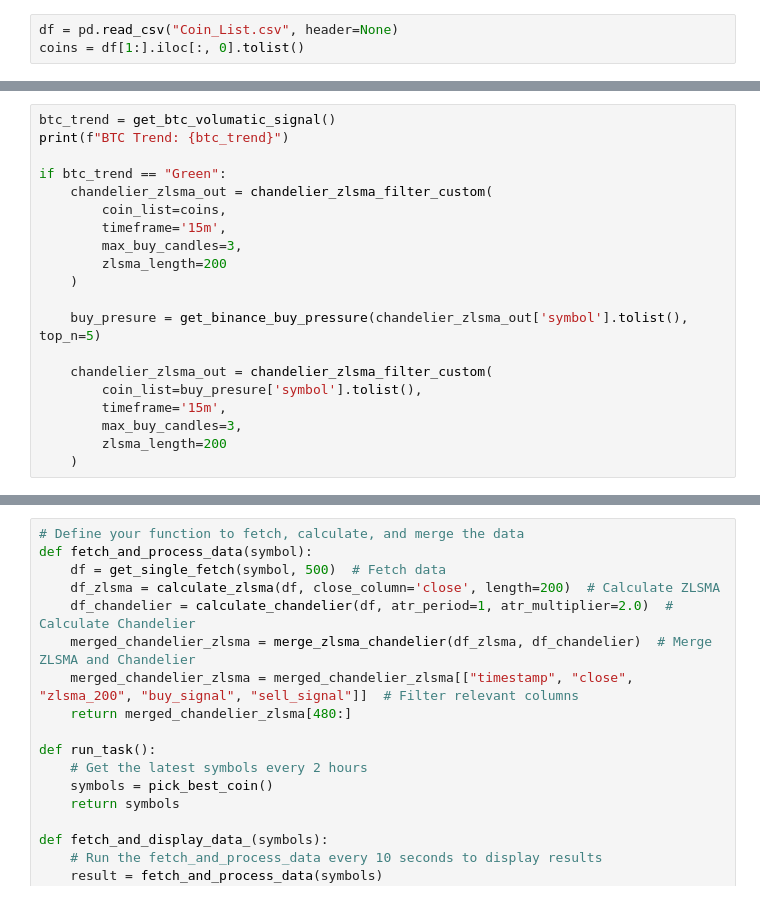
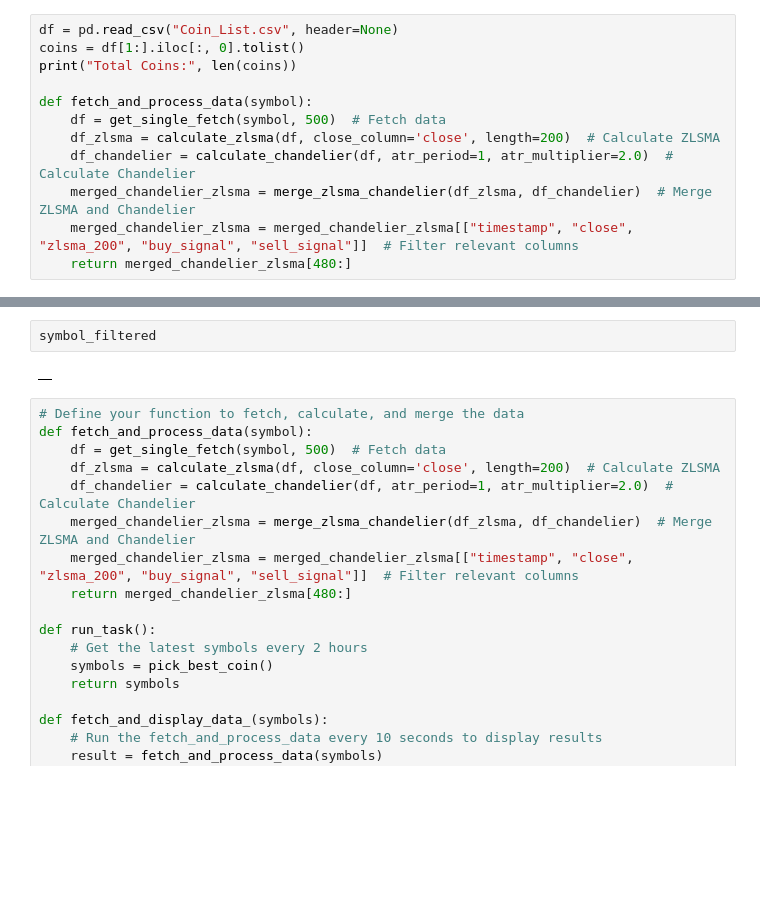
Before and after one commit to Arupreza/CrypBot, a Jupyter notebook: test_trade.ipynb, the cells around one changed output, grey strips where cells are left out. Cells and saved outputs as stored; diff of their text form; blank space fills up the shorter version.

```diff
--- a/test_trade.ipynb
+++ b/test_trade.ipynb
@@ -13,3 +13,12 @@ from Fetch_Coin_List import *
 # %%
 df = pd.read_csv("Coin_List.csv", header=None)
 coins = df[1:].iloc[:, 0].tolist()
+print("Total Coins:", len(coins))
+
+def fetch_and_process_data(symbol):
+    df = get_single_fetch(symbol, 500)  # Fetch data
+    df_zlsma = calculate_zlsma(df, close_column='close', length=200)  # Calculate ZLSMA
+    df_chandelier = calculate_chandelier(df, atr_period=1, atr_multiplier=2.0)  # Calculate Chandelier
+    merged_chandelier_zlsma = merge_zlsma_chandelier(df_zlsma, df_chandelier)  # Merge ZLSMA and Chandelier
+    merged_chandelier_zlsma = merged_chandelier_zlsma[["timestamp", "close", "zlsma_200", "buy_signal", "sell_signal"]]  # Filter relevant columns
+    return merged_chandelier_zlsma[480:]
@@ -16,20 +26,0 @@ coins = df[1:].iloc[:, 0].tolist()
-# %%
-btc_trend = get_btc_volumatic_signal()
-print(f"BTC Trend: {btc_trend}")
-
-if btc_trend == "Green":
-    chandelier_zlsma_out = chandelier_zlsma_filter_custom(
-        coin_list=coins,
-        timeframe='15m',
-        max_buy_candles=3,
-        zlsma_length=200
-    )
-
-    buy_presure = get_binance_buy_pressure(chandelier_zlsma_out['symbol'].tolist(), top_n=5)
-
-    chandelier_zlsma_out = chandelier_zlsma_filter_custom(
-        coin_list=buy_presure['symbol'].tolist(),
-        timeframe='15m',
-        max_buy_candles=3,
-        zlsma_length=200
-    )
@@ -57,3 +503,7 @@ chandelier_zlsma_out
+# %%
+symbol_filtered
+# %% [output]
+|  |
 # %%
 # Define your function to fetch, calculate, and merge the data
 def fetch_and_process_data(symbol):
```
Also changed, not shown: parts of 13 cells of this notebook, 3 other files.
